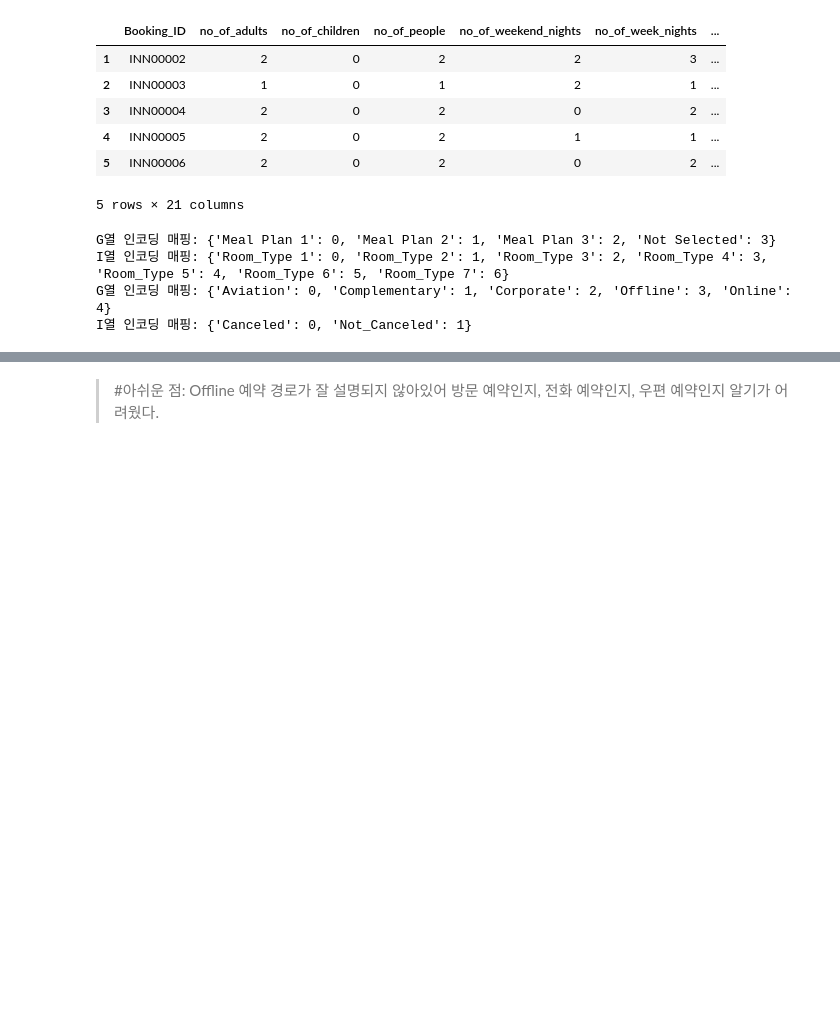
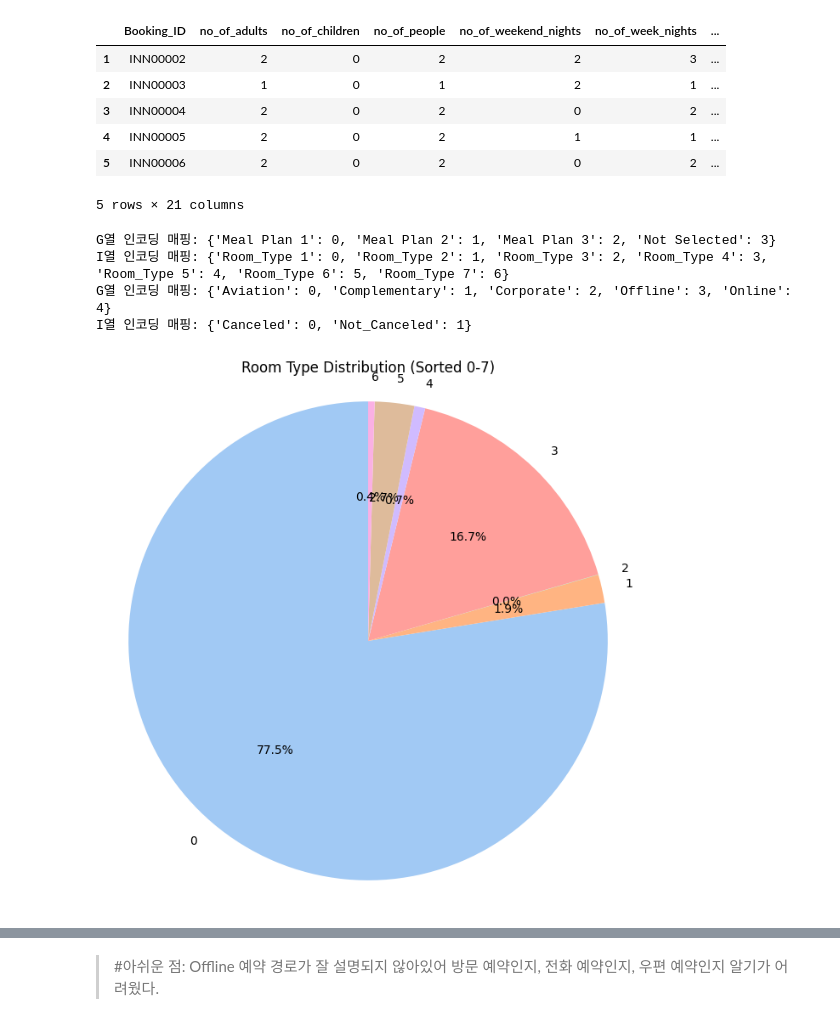
Before and after one commit to DarKoreanSeries/Dart_B_4th, a Jupyter notebook: hotel reservation/hotel reservation.ipynb, the cells around one changed output, grey strips where cells are left out. Saved outputs shown, nothing was run; the diff lists cells and outputs as text; code cells hidden in the pictures; blank space fills up the shorter version.

```diff
--- a/hotel reservation/hotel reservation.ipynb
+++ b/hotel reservation/hotel reservation.ipynb
@@ -204,3 +197,15 @@ G열 인코딩 매핑: {'Meal Plan 1': 0, 'Meal Plan 2': 1, 'Meal Plan 3': 2, 'N
 I열 인코딩 매핑: {'Room_Type 1': 0, 'Room_Type 2': 1, 'Room_Type 3': 2, 'Room_Type 4': 3, 'Room_Type 5': 4, 'Room_Type 6': 5, 'Room_Type 7': 6}
 G열 인코딩 매핑: {'Aviation': 0, 'Complementary': 1, 'Corporate': 2, 'Offline': 3, 'Online': 4}
 I열 인코딩 매핑: {'Canceled': 0, 'Not_Canceled': 1}
+# %%
+# room_type_reserved 열의 값의 분포를 계산하고, 인덱스를 0부터 7까지의 순서로 정렬
+room_type_counts = df_subset['room_type_reserved'].value_counts().sort_index()
+
+# 파이 차트 그리기 (0부터 7까지 순서대로 나타나도록 함)
+plt.figure(figsize=(8, 8))
+plt.pie(room_type_counts, labels=room_type_counts.index, autopct='%1.1f%%', startangle=90, colors=sns.color_palette("pastel"))
+plt.title('Room Type Distribution (Sorted 0-7)')
+plt.axis('equal')  # 파이 차트를 원형으로 만듦
+plt.show()
+# %% [output]
+[figure, added]
```
Also changed, not shown: parts of 6 cells of this notebook.
